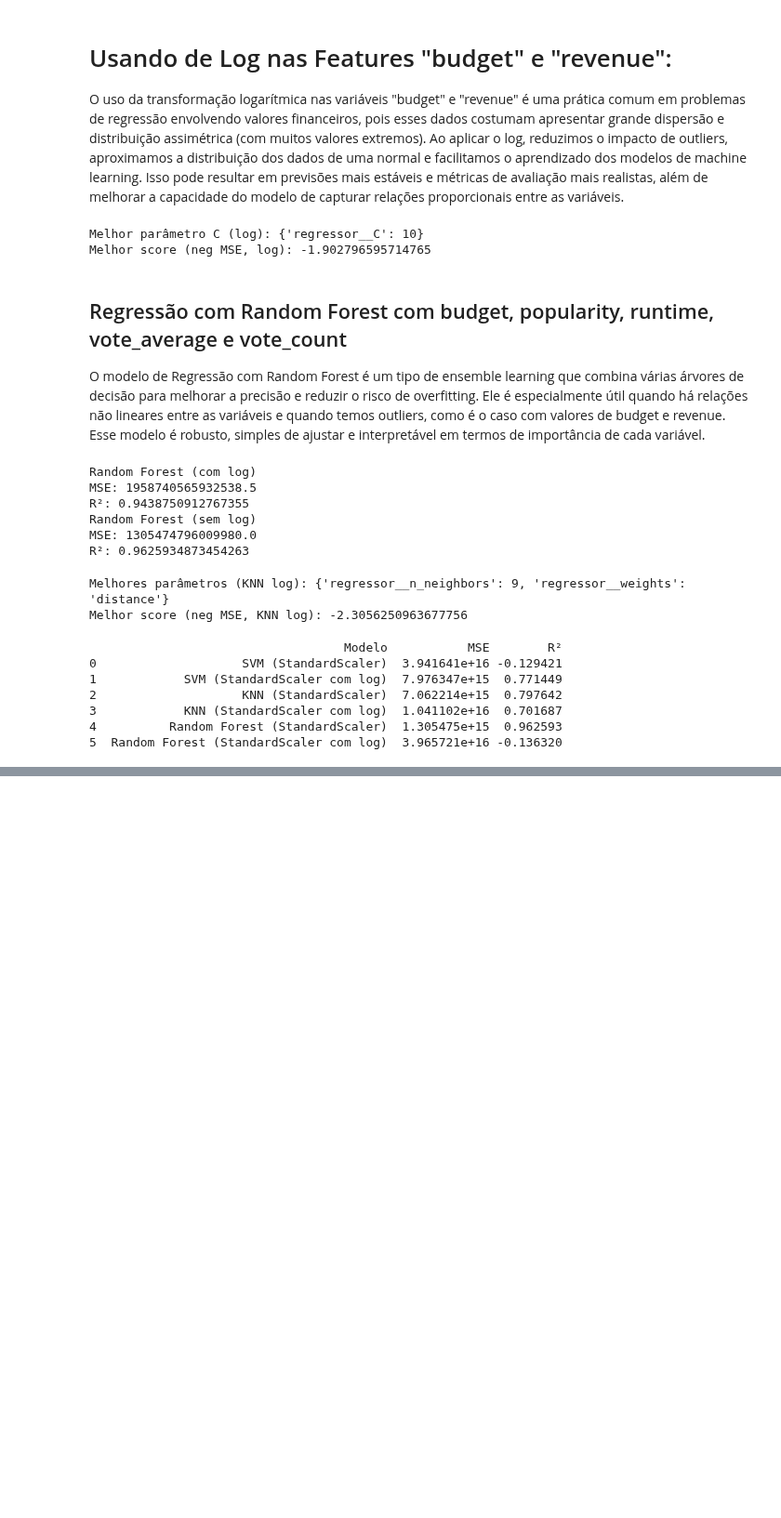
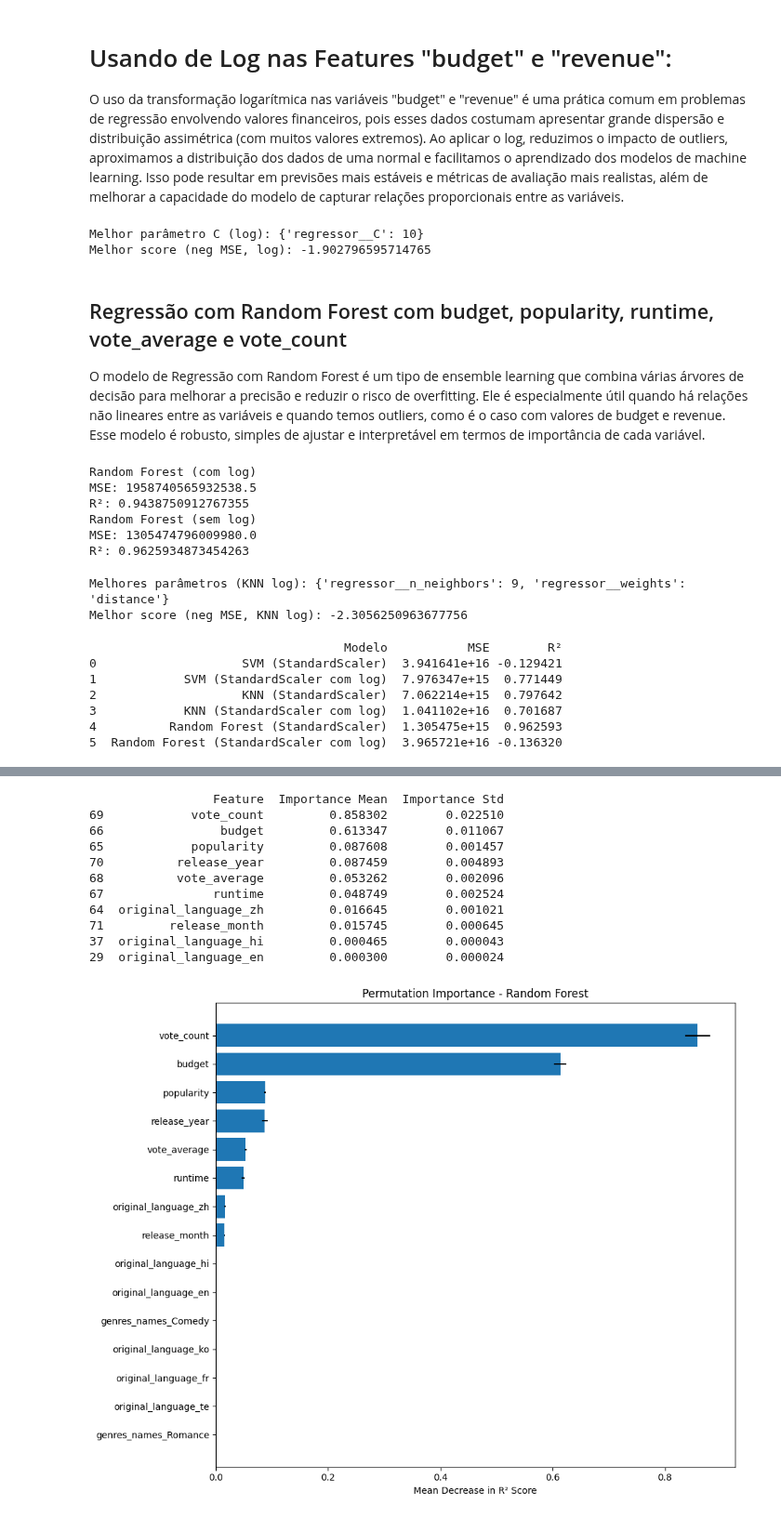
Before and after one commit to rodrigosantana24/projeto-pisi3, a Jupyter notebook: Classificacao_sem_nulos.ipynb, the cells around one changed output, grey strips where cells are left out. Shown at 93% size. Drawn from its saved outputs; the diff is of its cells as text; code cells hidden in the pictures; blank space fills up the shorter version.

```diff
--- a/Classificacao_sem_nulos.ipynb
+++ b/Classificacao_sem_nulos.ipynb
@@ -311,0 +401,65 @@ print(resultados_df)
+# %%
+from sklearn.inspection import permutation_importance
+import numpy as np
+import matplotlib.pyplot as plt
+
+# Obter os dados de teste transformados
+preprocessor = pipeline_rf.named_steps['preprocess']
+X_test_transformed = preprocessor.transform(X_test)
+
+# Converter para array denso se for esparso
+if hasattr(X_test_transformed, "toarray"):
+    X_test_dense = X_test_transformed.toarray()
+else:
+    X_test_dense = X_test_transformed
+
+# Calcular Permutation Importance
+rf_model = pipeline_rf.named_steps['regressor']
+result = permutation_importance(
+    rf_model,
+    X_test_dense,
+    y_test,
+    n_repeats=5,  # Reduzir para melhor performance
+    random_state=87,
+    scoring='r2',
+    n_jobs=-1  # Usar todos os núcleos
+)
+
+# Recuperar nomes das features
+numeric_features = [f for f in features if f not in features_nominais]
+categorical_features = preprocessor.transformers_[0][1].get_feature_names_out(features_nominais)
+all_feature_names = list(categorical_features) + numeric_features
+
+# Criar DataFrame com os resultados
+perm_importance_df = pd.DataFrame({
+    'Feature': all_feature_names,
+    'Importance Mean': result.importances_mean,
+    'Importance Std': result.importances_std
+}).sort_values('Importance Mean', ascending=False)
+
+# Exibir as 10 features mais importantes
+print(perm_importance_df.head(10))
+
+# Plotar
+plt.figure(figsize=(10, 8))
+plt.barh(perm_importance_df['Feature'].head(15),
+         perm_importance_df['Importance Mean'].head(15),
+         xerr=perm_importance_df['Importance Std'].head(15))
+plt.gca().invert_yaxis()
+plt.title("Permutation Importance - Random Forest")
+plt.xlabel("Mean Decrease in R² Score")
+plt.tight_layout()
+plt.show()
+# %% [output]
+                 Feature  Importance Mean  Importance Std
+69            vote_count         0.858302        0.022510
+66                budget         0.613347        0.011067
+65            popularity         0.087608        0.001457
+70          release_year         0.087459        0.004893
+68          vote_average         0.053262        0.002096
+67               runtime         0.048749        0.002524
+64  original_language_zh         0.016645        0.001021
+71         release_month         0.015745        0.000645
+37  original_language_hi         0.000465        0.000043
+29  original_language_en         0.000300        0.000024
+[figure, added]
```
Also changed, not shown: parts of 3 cells of this notebook.
